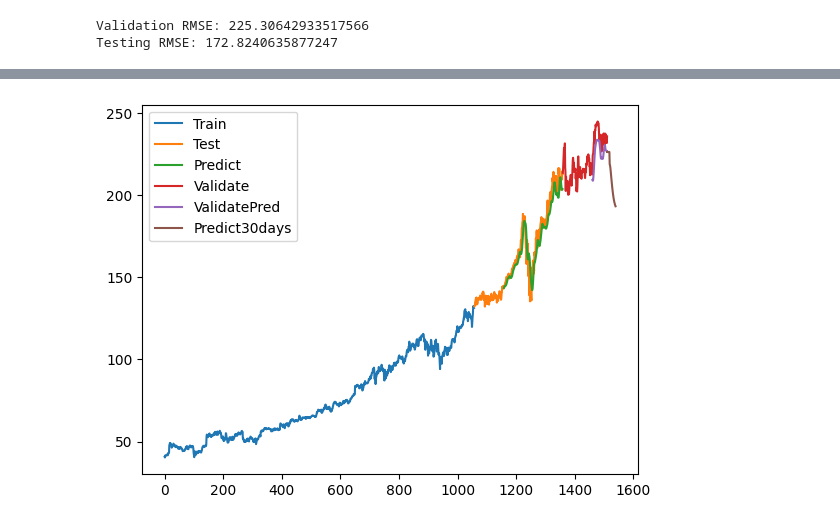
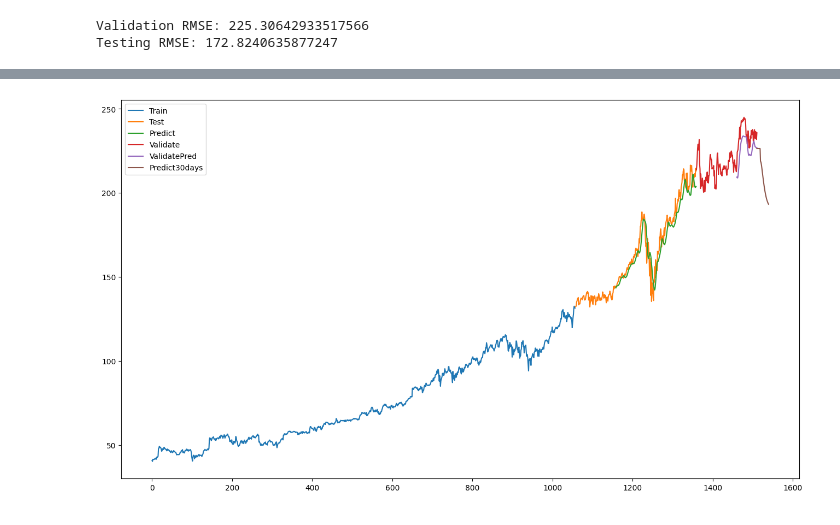
Before and after one commit to tranquanguit/time-series-forecasting, a Jupyter notebook: LSTM/LSTM-Model.ipynb, the cells around one changed output, grey strips where cells are left out. Saved outputs shown, nothing was run; the diff lists cells and outputs as text; code cells hidden in the pictures.

```diff
--- a/LSTM/LSTM-Model.ipynb
+++ b/LSTM/LSTM-Model.ipynb
@@ -156,20 +156,21 @@ while(i<30):
 29 day output [[0.74763334]]
 # %%
 # 14.Vẽ hình
-
+plt.figure(figsize=(16,9))
 train_data_index = pd.RangeIndex(start=0, stop=train_size, step=1)
 plt.plot(scaler.inverse_transform(train_data))
 test_data_index = pd.RangeIndex(start=train_size, stop=train_size+test_size, step=1)
 plt.plot(test_data_index,scaler.inverse_transform(test_data))
 test_data_index = pd.RangeIndex(start=train_size+101, stop=train_size+test_size, step=1)
 plt.plot(test_data_index,(y_pred))
 val_data_index = pd.RangeIndex(start=train_size+test_size, stop=train_size+test_size+val_size, step=1)
 plt.plot(val_data_index,scaler.inverse_transform(val_data))
 val_data_index = pd.RangeIndex(start=train_size+test_size+101, stop=train_size+test_size+val_size, step=1)
 plt.plot(val_data_index,y_pred_val)
 prediect_data_index = pd.RangeIndex(start=len(df1)-1, stop=len(df1)+29, step=1)
 plt.plot(prediect_data_index,scaler.inverse_transform(lst_output))
 plt.legend(['Train','Test','Predict','Validate','ValidatePred','Predict30days'])
+
 plt.show()
 # %% [output]
-[figure, old version]
+[figure, new version]
```
Also changed, not shown: 1 other file.
